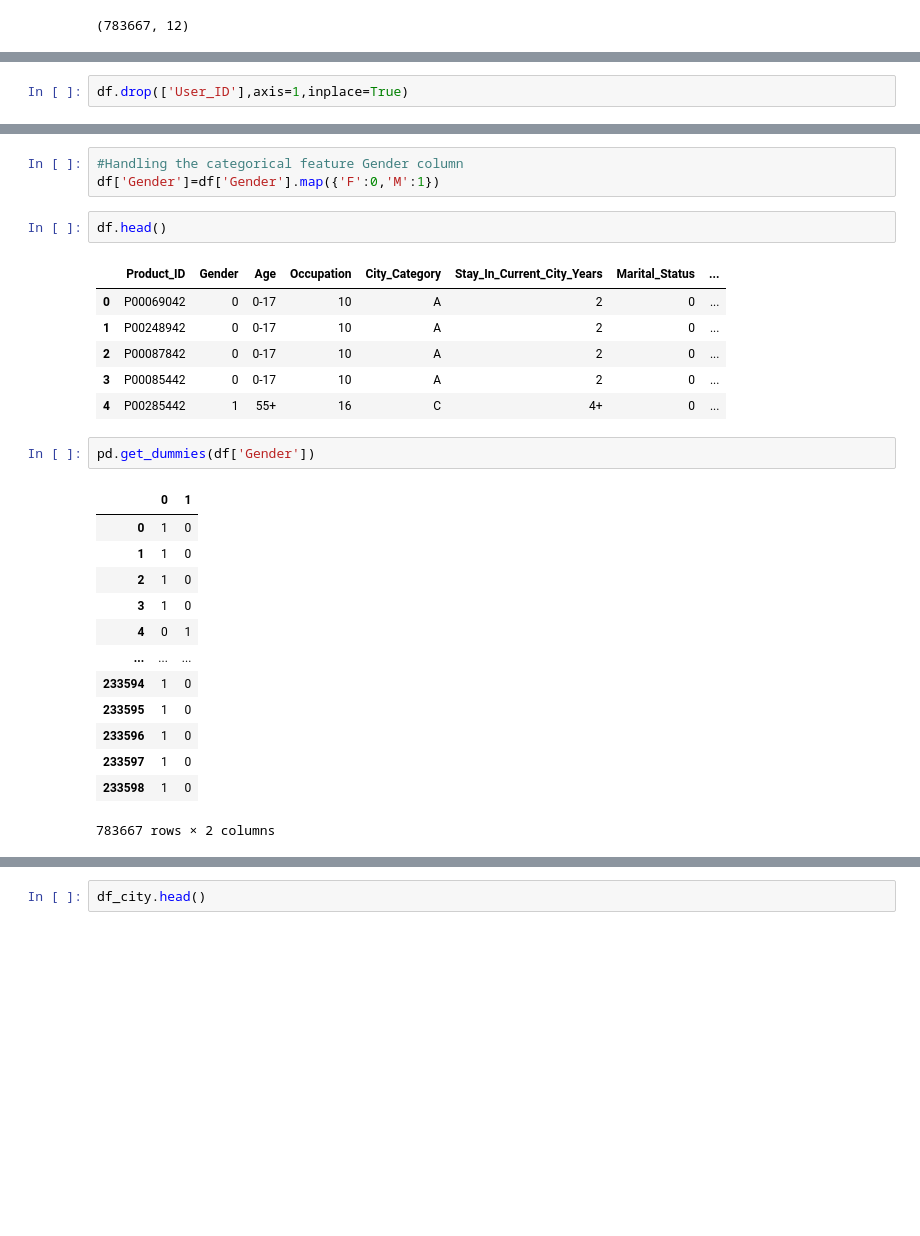
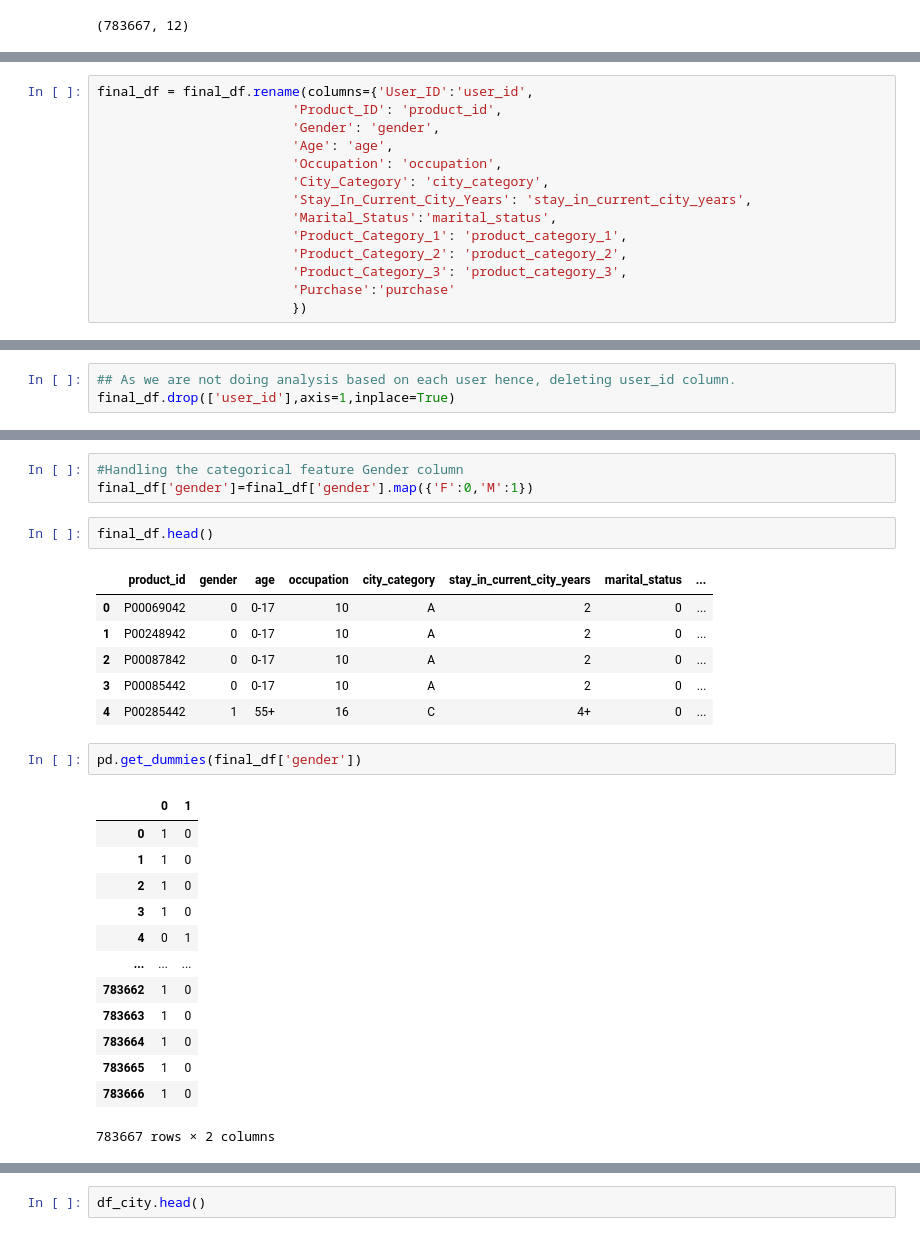
Before and after one commit to kirandhasade/Black_Friday_Analysis, a Jupyter notebook: Black friday.ipynb, the cells around one changed output, grey strips where cells are left out. Drawn from its saved outputs; the diff is of its cells as text; blank space fills up the shorter version.

```diff
--- a/Black friday.ipynb
+++ b/Black friday.ipynb
@@ -29,3 +36,17 @@ final_df.shape
+# %%
+final_df = final_df.rename(columns={'User_ID':'user_id',
+                         'Product_ID': 'product_id',
+                         'Gender': 'gender',
+                         'Age': 'age',
+                         'Occupation': 'occupation',
+                         'City_Category': 'city_category',
+                         'Stay_In_Current_City_Years': 'stay_in_current_city_years',
+                         'Marital_Status':'marital_status',
+                         'Product_Category_1': 'product_category_1',
+                         'Product_Category_2': 'product_category_2',
+                         'Product_Category_3': 'product_category_3',
+                         'Purchase':'purchase'
+                         })
 # %%
 final_df.head()
 # %% [output]
@@ -70,5 +91,6 @@ df.describe()
 | 75% | 1.004478e+06 | 14.000000 | 1.000000 | 8.000000 | 15.000000 | 16.000000 | ... |
 | max | 1.006040e+06 | 20.000000 | 1.000000 | 20.000000 | 18.000000 | 18.000000 | ... |
 # %%
-df.drop(['User_ID'],axis=1,inplace=True)
+## As we are not doing analysis based on each user hence, deleting user_id column.
+final_df.drop(['user_id'],axis=1,inplace=True)
 # %%
@@ -82,30 +104,30 @@ df.head()
 | 4 | P00285442 | M | 55+ | 16 | C | 4+ | 0 | ... |
 # %%
 #Handling the categorical feature Gender column
-df['Gender']=df['Gender'].map({'F':0,'M':1})
+final_df['gender']=final_df['gender'].map({'F':0,'M':1})
 # %%
-df.head()
+final_df.head()
 # %% [output]
-|  | Product_ID | Gender | Age | Occupation | City_Category | Stay_In_Current_City_Years | Marital_Status | ... |
+|  | product_id | gender | age | occupation | city_category | stay_in_current_city_years | marital_status | ... |
 | 0 | P00069042 | 0 | 0-17 | 10 | A | 2 | 0 | ... |
 | 1 | P00248942 | 0 | 0-17 | 10 | A | 2 | 0 | ... |
 | 2 | P00087842 | 0 | 0-17 | 10 | A | 2 | 0 | ... |
 | 3 | P00085442 | 0 | 0-17 | 10 | A | 2 | 0 | ... |
 | 4 | P00285442 | 1 | 55+ | 16 | C | 4+ | 0 | ... |
 # %%
-pd.get_dummies(df['Gender'])
+pd.get_dummies(final_df['gender'])
 # %% [output]
 |  | 0 | 1 |
 | 0 | 1 | 0 |
 | 1 | 1 | 0 |
 | 2 | 1 | 0 |
 | 3 | 1 | 0 |
 | 4 | 0 | 1 |
 | ... | ... | ... |
-| 233594 | 1 | 0 |
-| 233595 | 1 | 0 |
-| 233596 | 1 | 0 |
-| 233597 | 1 | 0 |
-| 233598 | 1 | 0 |
+| 783662 | 1 | 0 |
+| 783663 | 1 | 0 |
+| 783664 | 1 | 0 |
+| 783665 | 1 | 0 |
+| 783666 | 1 | 0 |
 783667 rows × 2 columns
 # %%
```
Also changed, not shown: parts of 26 cells of this notebook.
